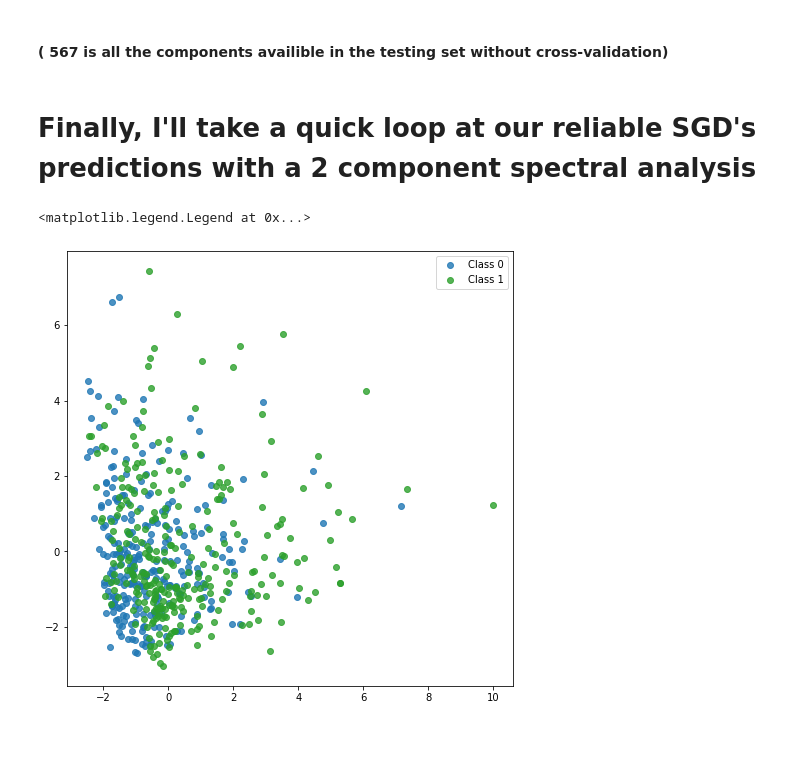
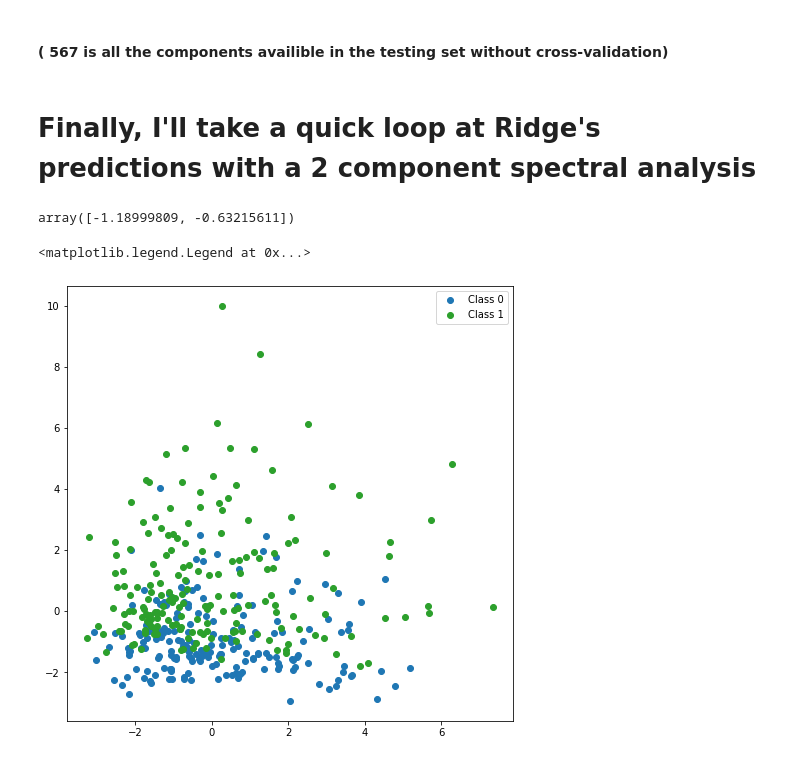
Before and after one commit to bilan604/BagKG, a Jupyter notebook: BagOfWordsJup.ipynb, the cells around one changed output. Drawn from its saved outputs; the diff is of its cells as text; code cells hidden in the pictures.

```diff
--- a/BagOfWordsJup.ipynb
+++ b/BagOfWordsJup.ipynb
@@ -353,26 +359,31 @@ plt.plot(i_cache, mse_cache)
 # %% [markdown]
 #### ( 567 is all the components availible in the testing set without cross-validation)
 # %% [markdown]
-# Finally, I'll take a quick loop at our reliable SGD's predictions with a 2 component spectral analysis
+# Finally, I'll take a quick loop at Ridge's predictions with a 2 component spectral analysis
 # %%
 vis = skSGD0.predict(X_test)
+# %%
+np.quantile(vis, [0.33, 0.67])
+# %% [output]
+array([-1.18999809, -0.63215611])
 # %%
 for i in range(len(vis)):
-    if vis[i] < mean(targets.array):
+    if  vis[i] > -0.632:
+        vis[i] = 1
+    elif vis[i] < -1.19:
         vis[i] = 0
-    else:
-        vis[i] = 1
 # %%
 pca = PCA(n_components=2)
-pca.fit(X_train)
+pca.fit(X_test)
 proj = pca.transform(X_test)
 # %%
 colors = ['tab:blue', 'tab:green']
 clusters = vis
 plt.figure(figsize=(8,8))
 for c in range(0,2):
-    plt.scatter(proj[(clusters == c), 0], proj[(clusters == c), 1], c=colors[c], alpha=0.8, label=f'Class {c}')
+    plt.scatter(proj[(clusters == c), 0], proj[(clusters == c), 1],
+                c=colors[c], alpha=1, label=f'Class {c}')
 plt.legend()
 # %% [output]
 <matplotlib.legend.Legend at 0x...>
-[figure, old version]
+[figure, new version]
```
Also changed, not shown: parts of 12 cells of this notebook.
